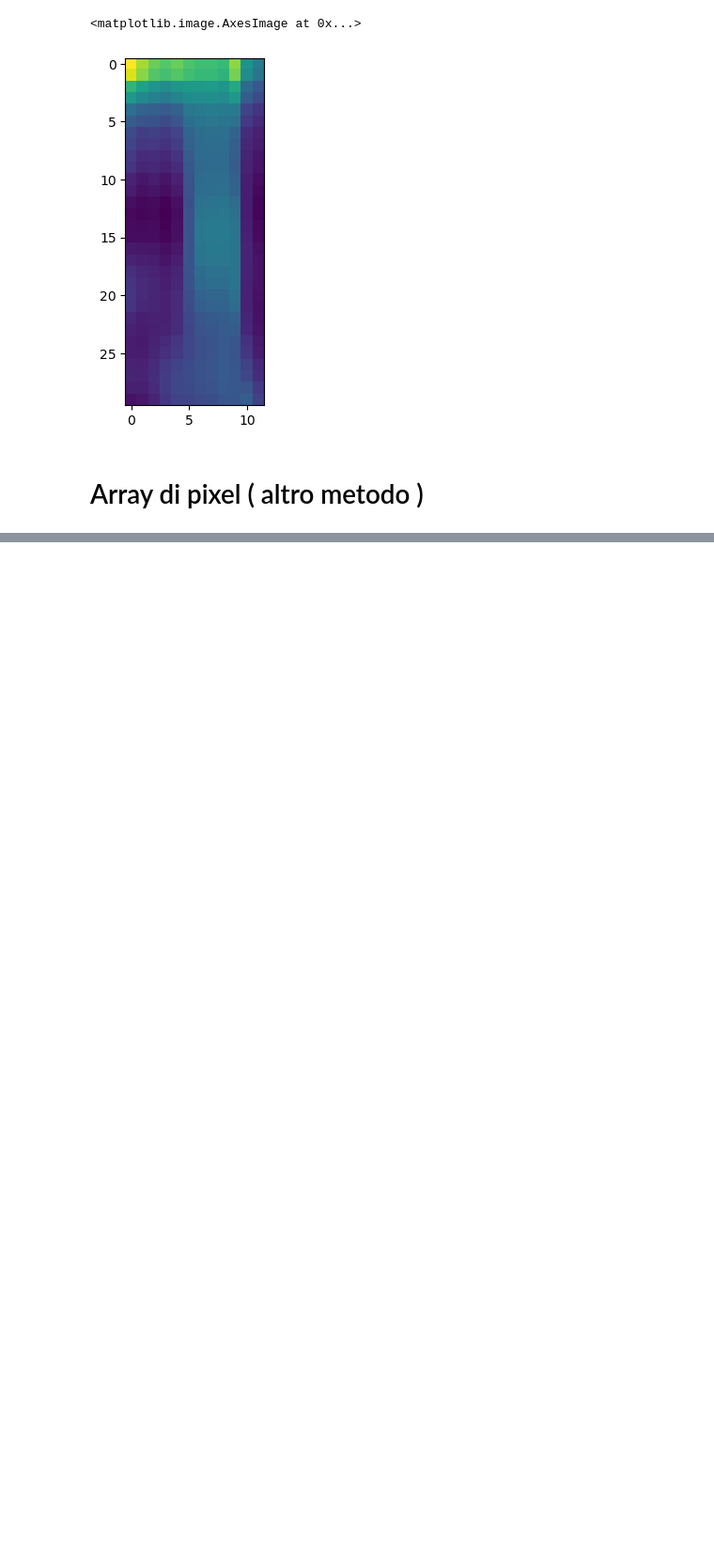
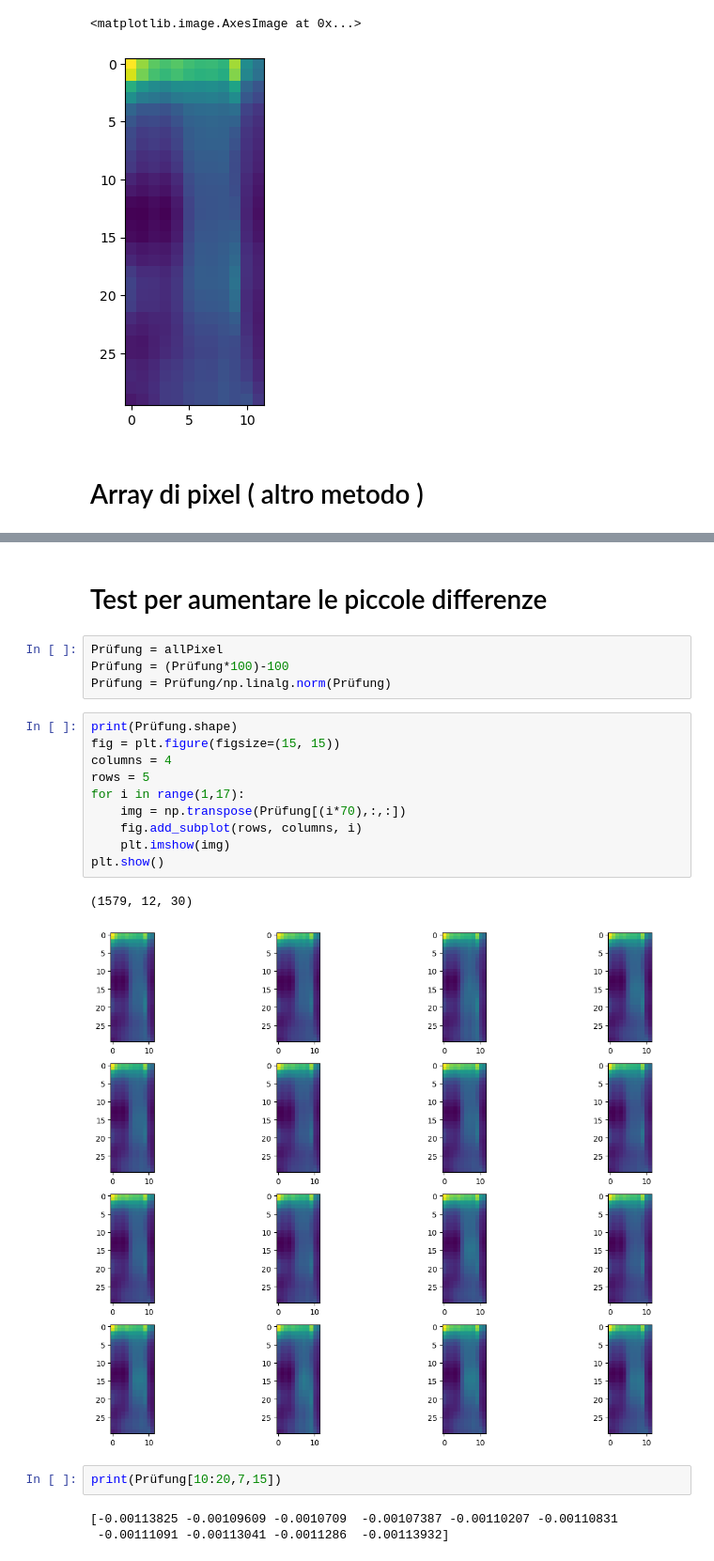
Before and after one commit to Simone-Scalella/AgriVision2022, a Jupyter notebook: impResa.ipynb, the cells around one changed output, grey strips where cells are left out. Shown: that part at 94% size. Saved outputs shown, nothing was run; the diff lists cells and outputs as text; blank space fills up the shorter version.

```diff
--- a/impResa.ipynb
+++ b/impResa.ipynb
@@ -165,0 +197,24 @@ plt.show()
+# %% [markdown]
+# Test per aumentare le piccole differenze
+# %%
+Prüfung = allPixel
+Prüfung = (Prüfung*100)-100
+Prüfung = Prüfung/np.linalg.norm(Prüfung)
+# %%
+print(Prüfung.shape)
+fig = plt.figure(figsize=(15, 15))
+columns = 4
+rows = 5
+for i in range(1,17):
+    img = np.transpose(Prüfung[(i*70),:,:])
+    fig.add_subplot(rows, columns, i)
+    plt.imshow(img)
+plt.show()
+# %% [output]
+(1579, 12, 30)
+[figure, added]
+# %%
+print(Prüfung[10:20,7,15])
+# %% [output]
+[-0.00113825 -0.00109609 -0.0010709  -0.00107387 -0.00110207 -0.00110831
+ -0.00111091 -0.00113041 -0.0011286  -0.00113932]
```
Also changed, not shown: parts of 11 cells of this notebook, 6 other files.
